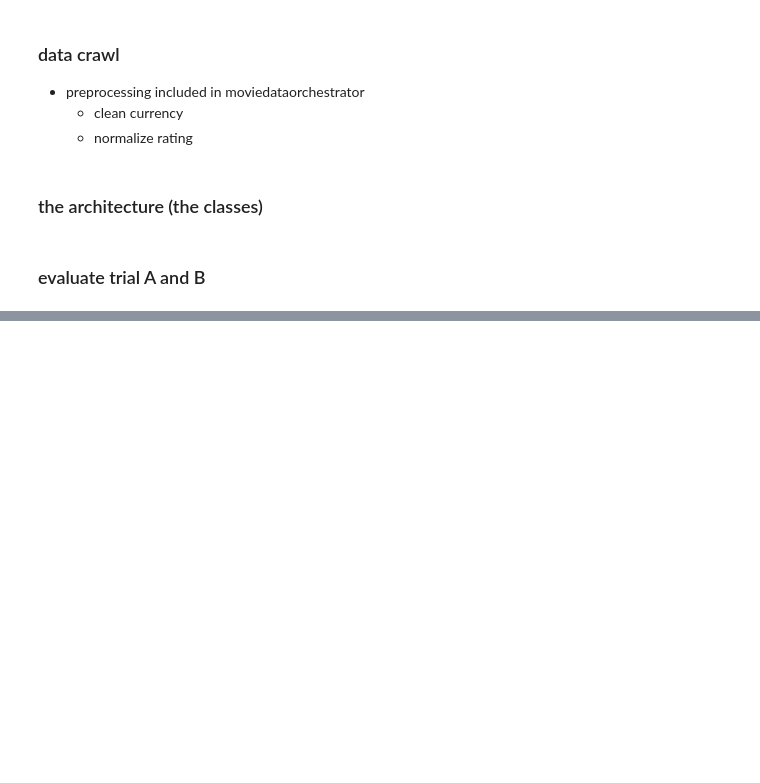
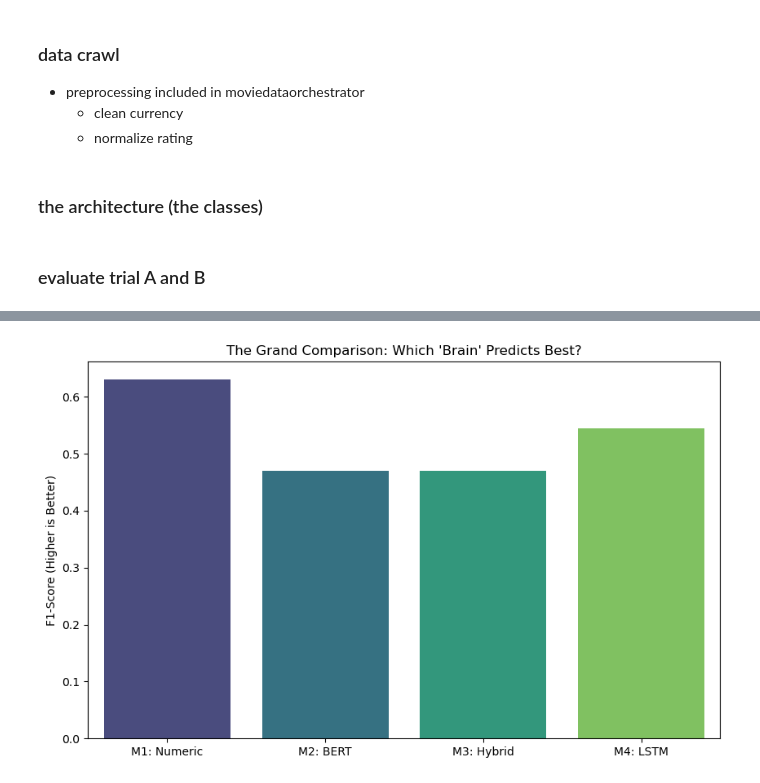
Before and after one commit to diane-zhou/psych186b-project, a Jupyter notebook: all_model_code.ipynb, the cells around one changed output, grey strips where cells are left out. Saved outputs shown, nothing was run; the diff lists cells and outputs as text; code cells hidden in the pictures; blank space fills up the shorter version.

```diff
--- a/all_model_code.ipynb
+++ b/all_model_code.ipynb
@@ -619,0 +785,11 @@ NameError: name 'm2_f1' is not defined
+# %%
+# Final Comparison Chart
+plt.figure(figsize=(10, 6))
+methods = ['M1: Numeric', 'M2: BERT', 'M3: Hybrid', 'M4: LSTM']
+scores = [m1_f1, m2_f1, m3_f1, m4_f1]
+sns.barplot(x=methods, y=scores, palette="viridis")
+plt.title("The Grand Comparison: Which 'Brain' Predicts Best?")
+plt.ylabel("F1-Score (Higher is Better)")
+plt.show()
+# %% [output]
+[figure, added]
```
Also changed, not shown: parts of 12 cells of this notebook.
